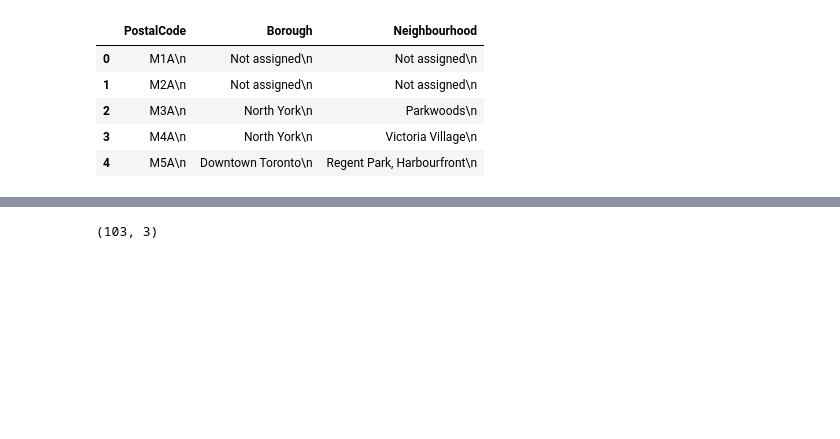
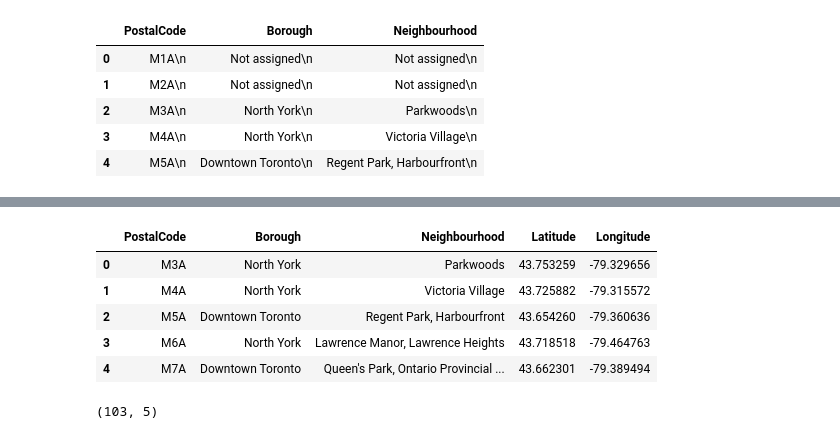
Before and after one commit to RonDanGit/coursera-capstone-project, a Jupyter notebook: Ron_Daniel_Capstone_Intro_Notebook.ipynb, the cells around one changed output, grey strips where cells are left out. Cells and saved outputs as stored; diff of their text form; code cells hidden in the pictures; blank space fills up the shorter version.

```diff
--- a/Ron_Daniel_Capstone_Intro_Notebook.ipynb
+++ b/Ron_Daniel_Capstone_Intro_Notebook.ipynb
@@ -174,0 +166,4 @@ toronto_clean.head(20)
+# %%
+## reset index to 0, 1, etc as shown in proforma
+toronto_clean.reset_index(drop=True, inplace=True)
+toronto_clean.head()
@@ -174,0 +221,24 @@ toronto_clean.head(20)
+# %%
+## import postcodes csv file into pandas dataframe
+import types
+import pandas as pd
+from botocore.client import Config
+import ibm_boto3
+
+def __iter__(self): return 0
+
+# @hidden_cell
+# The following code accesses a file in your IBM Cloud Object Storage. It includes your credentials.
+# You might want to remove those credentials before you share the notebook.
+client_f087d86ce6604d51802ca4ad48c68743 = ibm_boto3.client(service_name='s3',
+    ibm_api_key_id='GFK2sSLIUYvZX1o4NBH3gjUq8sjG_0_xNbI8Y6OtrRvR',
+    ibm_auth_endpoint="https://iam.cloud.ibm.com/oidc/token",
+    config=Config(signature_version='oauth'),
+    endpoint_url='https://s3.eu-geo.objectstorage.service.networklayer.com')
+
+body = client_f087d86ce6604d51802ca4ad48c68743.get_object(Bucket='courseracapstone-donotdelete-pr-oaahx0m7rr3esa',Key='Geospatial_Coordinates.csv')['Body']
+# add missing __iter__ method, so pandas accepts body as file-like object
+if not hasattr(body, "__iter__"): body.__iter__ = types.MethodType( __iter__, body )
+
+df_data_1 = pd.read_csv(body)
+df_data_1.head()
@@ -174,0 +252,4 @@ toronto_clean.head(20)
+# %%
+## rename column to match that in toronto_clean dataframe
+df_data_1.rename(columns={"Postal Code":"PostalCode"}, inplace=True)
+df_data_1.head()
@@ -175,4 +263,19 @@ toronto_clean.head(20)
+# %%
+## strip string columns
+toronto_clean["PostalCode"] = toronto_clean["PostalCode"].str.strip()
+df_data_1["PostalCode"] = df_data_1["PostalCode"].str.strip()
+# %%
+## combine the two dataframes into one, using common postcode for the join
+result = pd.merge(toronto_clean, df_data_1, on='PostalCode', how='left')
+result.head()
+# %% [output]
+|  | PostalCode | Borough | Neighbourhood | Latitude | Longitude |
+| 0 | M3A | North York | Parkwoods | 43.753259 | -79.329656 |
+| 1 | M4A | North York | Victoria Village | 43.725882 | -79.315572 |
+| 2 | M5A | Downtown Toronto | Regent Park, Harbourfront | 43.654260 | -79.360636 |
+| 3 | M6A | North York | Lawrence Manor, Lawrence Heights | 43.718518 | -79.464763 |
+| 4 | M7A | Downtown Toronto | Queen's Park, Ontario Provincial ... | 43.662301 | -79.389494 |
 # %%
-toronto_clean.shape
+result.shape
 # %% [output]
-(103, 3)
+(103, 5)
```
Also changed, not shown: parts of 13 cells of this notebook.
